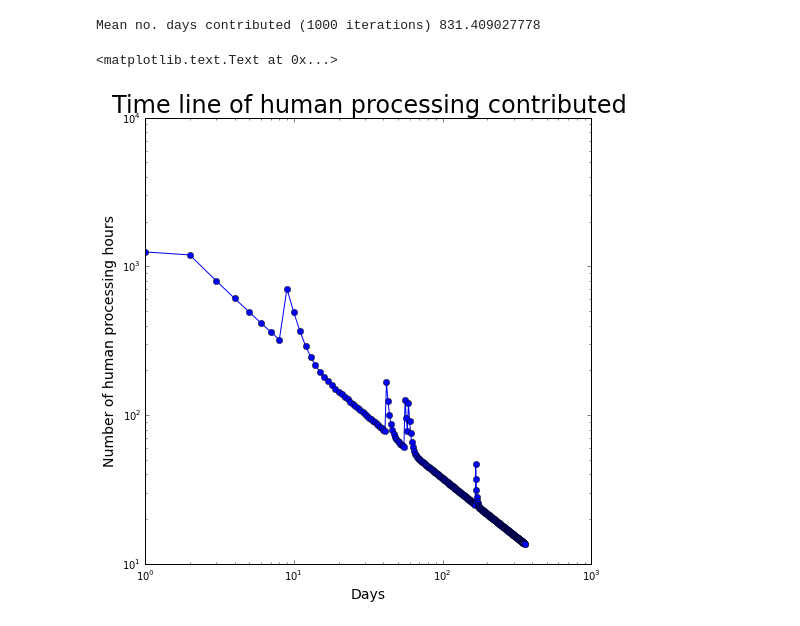
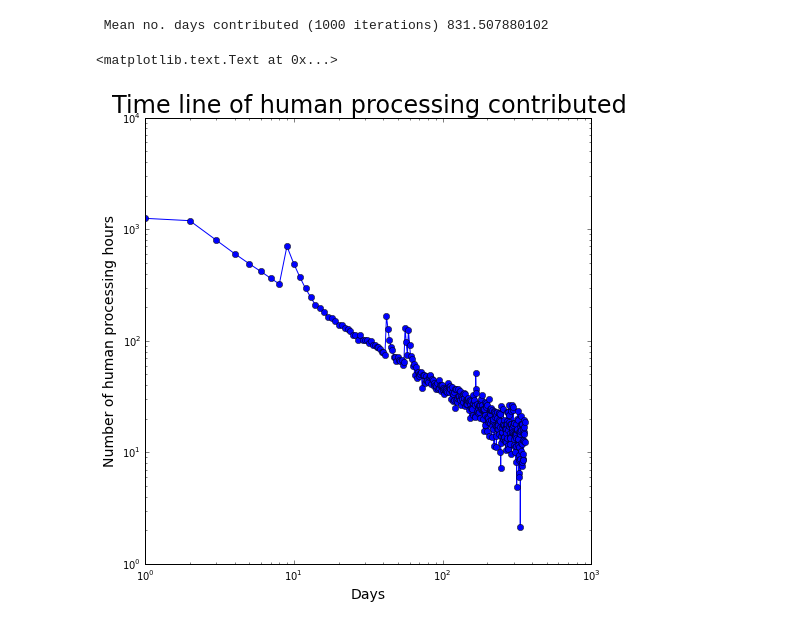
Before and after one commit to TeamMacLean/fraxinus_version1_data_analysis, a Jupyter notebook: fraxinus_visits_model/Players-nonplayers.ipynb, the cells around one changed output. Cells and saved outputs as stored; diff of their text form; code cells hidden in the pictures.

Commit message:
reverted to random variation for players and wrote output of 1000 iterations to file

```diff
--- a/fraxinus_visits_model/Players-nonplayers.ipynb
+++ b/fraxinus_visits_model/Players-nonplayers.ipynb
@@ -17,43 +17,48 @@ def dailyvisits(days, press):
             push = start*3/i
             #print push
 
-        # np = random.normalvariate(start*math.pow(i,-1.303), 4.0) + push # new players
-        np = start*math.pow(i,-1.303) + push # new players
+        np = random.normalvariate(start*math.pow(i,-1.303), 4.0) + push # new players
         rp = 0
         if i > 1:
-            # rp = random.normalvariate((start/5)*math.pow(i,-0.764), 3.0)  # returning players
-            rp = (start/5)*math.pow(i,-0.764) # returning players
+            rp = random.normalvariate((start/5)*math.pow(i,-0.764), 3.0)  # returning players
         v = round((np*15) + (rp*70)) # 15 minutes per new players and 60 minutes per returning player
         visits.append(v/60) # visists appended are number of human processing hourse contributed
 
         push = push*math.exp(-0.6)
         if push < 0:
             push = 0
     return visits
 
 days=range(1,358)
 press=[9,42,56,59,167]
 #press=[]
 
+f = open('visit_iterations.txt', 'w')
+print >> f, "Iteration\tDay\tPlayers"
+
 collection = []
 number=range(1,1000)
 for j in number:
     visits = dailyvisits(days, press)
     total = sum(visits)/24
     # print "No of days contributed\t", total
+
+    for k in days:
+        print >> f, j, "\t", days[k-1], "\t", visits[k-1]
     collection.append(total)
 
+f.close()
 print "Mean no. days contributed (1000 iterations)", average(collection)
 
 import matplotlib.pyplot as plt
 fig, axes = plt.subplots(1, 1, figsize=(8, 8))
 plt.plot(days, visits, "-o")
 plt.yscale('log')
 plt.xscale('log')
 plt.xlabel('Days', fontsize=14)
 plt.ylabel('Number of human processing hours', fontsize=14)
 plt.title('Time line of human processing contributed', fontsize=24)
 # %% [output]
-Mean no. days contributed (1000 iterations) 831.409027778
+ Mean no. days contributed (1000 iterations) 831.507880102
 <matplotlib.text.Text at 0x...>
-[figure, old version]
+[figure, new version]
```
Also changed, not shown: 1 other file.
